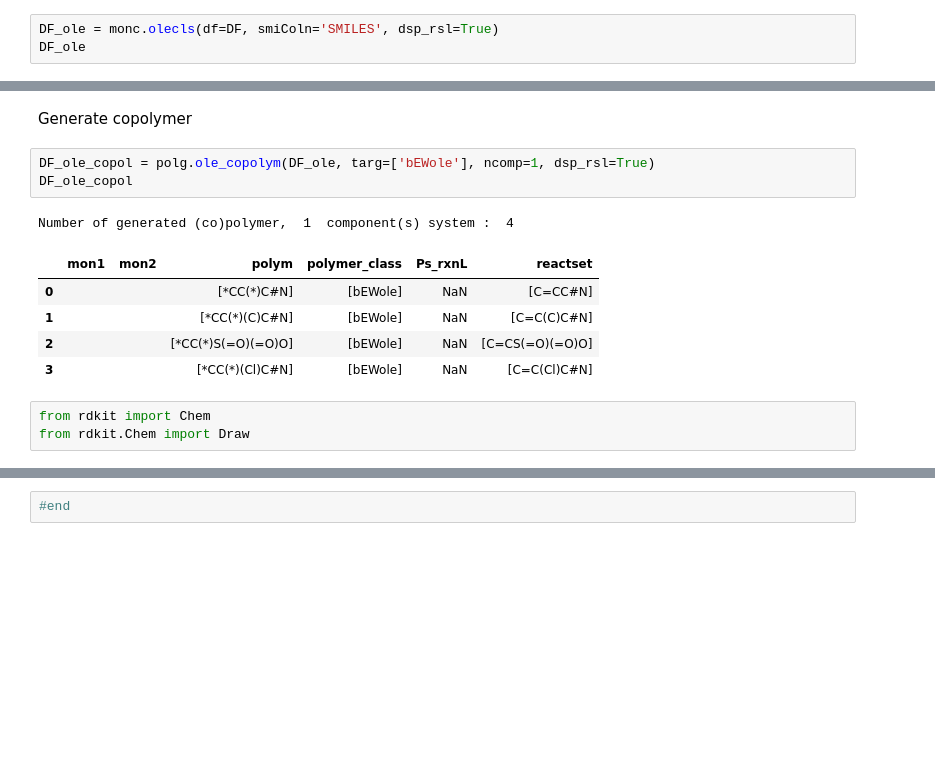
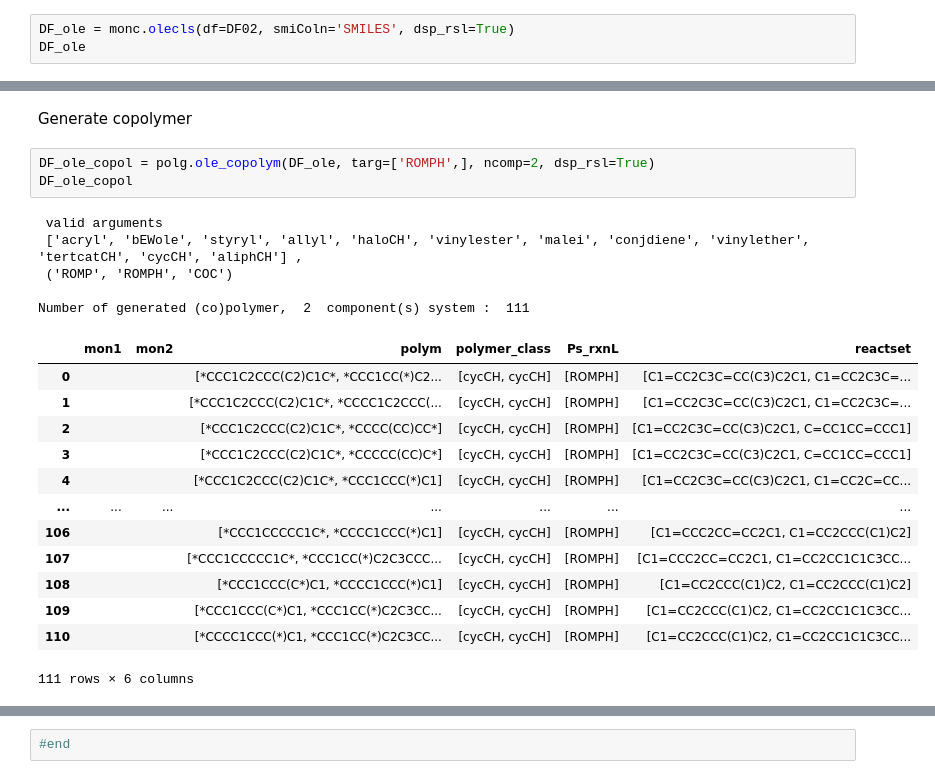
Before and after one commit to PEJpOhno/SMiPoly, a Jupyter notebook: sample_script/sample_smip_demo3.ipynb, the cells around one changed output, grey strips where cells are left out. Saved outputs shown, nothing was run; the diff lists cells and outputs as text; blank space fills up the shorter version.

```diff
--- a/sample_script/sample_smip_demo3.ipynb
+++ b/sample_script/sample_smip_demo3.ipynb
@@ -82,6 +154,6 @@ Draw.MolsToGridImage(L,molsPerRow=3, subImgSize=(300,300))
 # %% [markdown]
 Classify olefins
 # %%
-DF_ole = monc.olecls(df=DF, smiColn='SMILES', dsp_rsl=True)
+DF_ole = monc.olecls(df=DF02, smiColn='SMILES', dsp_rsl=True)
 DF_ole
 # %% [output]
@@ -112,15 +186,24 @@ aliphCHX  =  56  /  1083
 # %% [markdown]
 Generate copolymer
 # %%
-DF_ole_copol = polg.ole_copolym(DF_ole, targ=['bEWole'], ncomp=1, dsp_rsl=True)
+DF_ole_copol = polg.ole_copolym(DF_ole, targ=['ROMPH',], ncomp=2, dsp_rsl=True)
 DF_ole_copol
 # %% [output]
-Number of generated (co)polymer,  1  component(s) system :  4
+ valid arguments
+ ['acryl', 'bEWole', 'styryl', 'allyl', 'haloCH', 'vinylester', 'malei', 'conjdiene', 'vinylether', 'tertcatCH', 'cycCH', 'aliphCH'] ,
+ ('ROMP', 'ROMPH', 'COC')
+
+Number of generated (co)polymer,  2  component(s) system :  111
 |  | mon1 | mon2 | polym | polymer_class | Ps_rxnL | reactset |
-| 0 |  |  | [*CC(*)C#N] | [bEWole] | NaN | [C=CC#N] |
-| 1 |  |  | [*CC(*)(C)C#N] | [bEWole] | NaN | [C=C(C)C#N] |
-| 2 |  |  | [*CC(*)S(=O)(=O)O] | [bEWole] | NaN | [C=CS(=O)(=O)O] |
-| 3 |  |  | [*CC(*)(Cl)C#N] | [bEWole] | NaN | [C=C(Cl)C#N] |
+| 0 |  |  | [*CCC1C2CCC(C2)C1C*, *CCC1CC(*)C2... | [cycCH, cycCH] | [ROMPH] | [C1=CC2C3C=CC(C3)C2C1, C1=CC2C3C=... |
+| 1 |  |  | [*CCC1C2CCC(C2)C1C*, *CCCC1C2CCC(... | [cycCH, cycCH] | [ROMPH] | [C1=CC2C3C=CC(C3)C2C1, C1=CC2C3C=... |
+| 2 |  |  | [*CCC1C2CCC(C2)C1C*, *CCCC(CC)CC*] | [cycCH, cycCH] | [ROMPH] | [C1=CC2C3C=CC(C3)C2C1, C=CC1CC=CCC1] |
+| 3 |  |  | [*CCC1C2CCC(C2)C1C*, *CCCCC(CC)C*] | [cycCH, cycCH] | [ROMPH] | [C1=CC2C3C=CC(C3)C2C1, C=CC1CC=CCC1] |
+| 4 |  |  | [*CCC1C2CCC(C2)C1C*, *CCC1CCC(*)C1] | [cycCH, cycCH] | [ROMPH] | [C1=CC2C3C=CC(C3)C2C1, C1=CC2C=CC... |
+| ... | ... | ... | ... | ... | ... | ... |
+| 106 |  |  | [*CCC1CCCCC1C*, *CCCC1CCC(*)C1] | [cycCH, cycCH] | [ROMPH] | [C1=CCC2CC=CC2C1, C1=CC2CCC(C1)C2] |
+| 107 |  |  | [*CCC1CCCCC1C*, *CCC1CC(*)C2C3CCC... | [cycCH, cycCH] | [ROMPH] | [C1=CCC2CC=CC2C1, C1=CC2CC1C1C3CC... |
+| 108 |  |  | [*CCC1CCC(C*)C1, *CCCC1CCC(*)C1] | [cycCH, cycCH] | [ROMPH] | [C1=CC2CCC(C1)C2, C1=CC2CCC(C1)C2] |
+| 109 |  |  | [*CCC1CCC(C*)C1, *CCC1CC(*)C2C3CC... | [cycCH, cycCH] | [ROMPH] | [C1=CC2CCC(C1)C2, C1=CC2CC1C1C3CC... |
+| 110 |  |  | [*CCCC1CCC(*)C1, *CCC1CC(*)C2C3CC... | [cycCH, cycCH] | [ROMPH] | [C1=CC2CCC(C1)C2, C1=CC2CC1C1C3CC... |
+111 rows × 6 columns
-# %%
-from rdkit import Chem
-from rdkit.Chem import Draw
```
Also changed, not shown: parts of 12 cells of this notebook.
